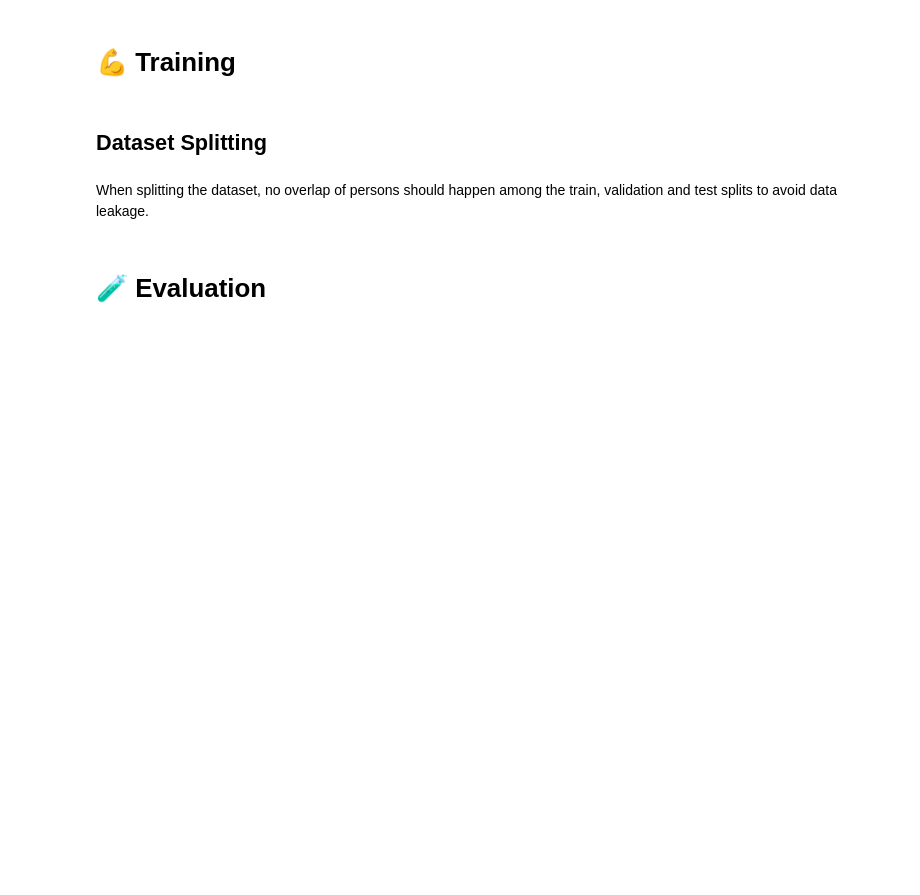
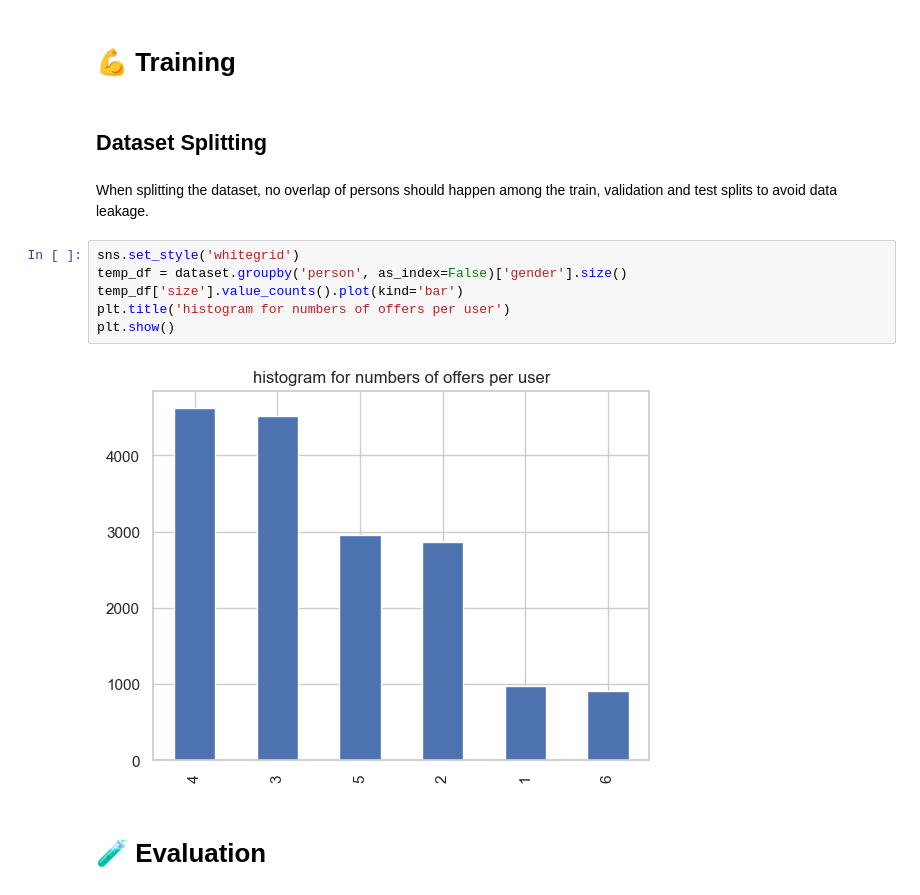
Before and after one commit to Moodrammer/ml-model-sagemaker-capstone, a Jupyter notebook: Starbucks_Capstone_notebook.ipynb, the cells around one changed output. Cells and saved outputs as stored; diff of their text form; blank space fills up the shorter version.

```diff
--- a/Starbucks_Capstone_notebook.ipynb
+++ b/Starbucks_Capstone_notebook.ipynb
@@ -953,5 +953,13 @@ dataset.head(2)
 ## Dataset Splitting
 # %% [markdown]
 When splitting the dataset, no overlap of persons should happen among the train, validation and test splits to avoid data leakage.
+# %%
+sns.set_style('whitegrid')
+temp_df = dataset.groupby('person', as_index=False)['gender'].size()
+temp_df['size'].value_counts().plot(kind='bar')
+plt.title('histogram for numbers of offers per user')
+plt.show()
+# %% [output]
+[figure, added]
 # %% [markdown]
 # 🧪 Evaluation
```
Also changed, not shown: 2 other files.
